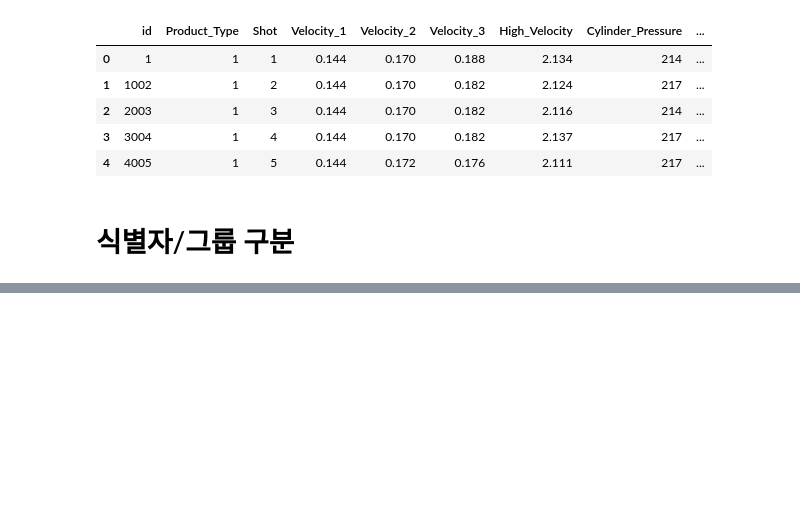
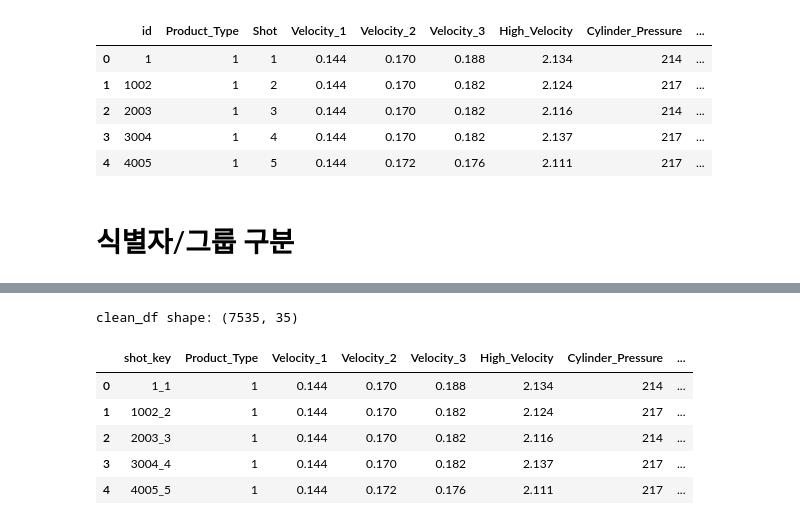
Before and after one commit to hanalo26/sparta-data11-advanced-project, a Jupyter notebook: leegolem/data-preprocessing_lee.ipynb, the cells around one changed output, grey strips where cells are left out. Cells and saved outputs as stored; diff of their text form; code cells hidden in the pictures; blank space fills up the shorter version.

```diff
--- a/leegolem/data-preprocessing_lee.ipynb
+++ b/leegolem/data-preprocessing_lee.ipynb
@@ -250,0 +327,13 @@ process_df.head()
+# %%
+clean_df = pd.concat([process_df_clean, sensor_df_clean, defects_df_clean], axis=1)
+
+print("clean_df shape:", clean_df.shape)
+clean_df.head()
+# %% [output]
+clean_df shape: (7535, 35)
+|  | shot_key | Product_Type | Velocity_1 | Velocity_2 | Velocity_3 | High_Velocity | Cylinder_Pressure | ... |
+| 0 | 1_1 | 1 | 0.144 | 0.170 | 0.188 | 2.134 | 214 | ... |
+| 1 | 1002_2 | 1 | 0.144 | 0.170 | 0.182 | 2.124 | 217 | ... |
+| 2 | 2003_3 | 1 | 0.144 | 0.170 | 0.182 | 2.116 | 214 | ... |
+| 3 | 3004_4 | 1 | 0.144 | 0.170 | 0.182 | 2.137 | 217 | ... |
+| 4 | 4005_5 | 1 | 0.144 | 0.172 | 0.176 | 2.111 | 217 | ... |
```
Also changed, not shown: parts of 10 cells of this notebook.
